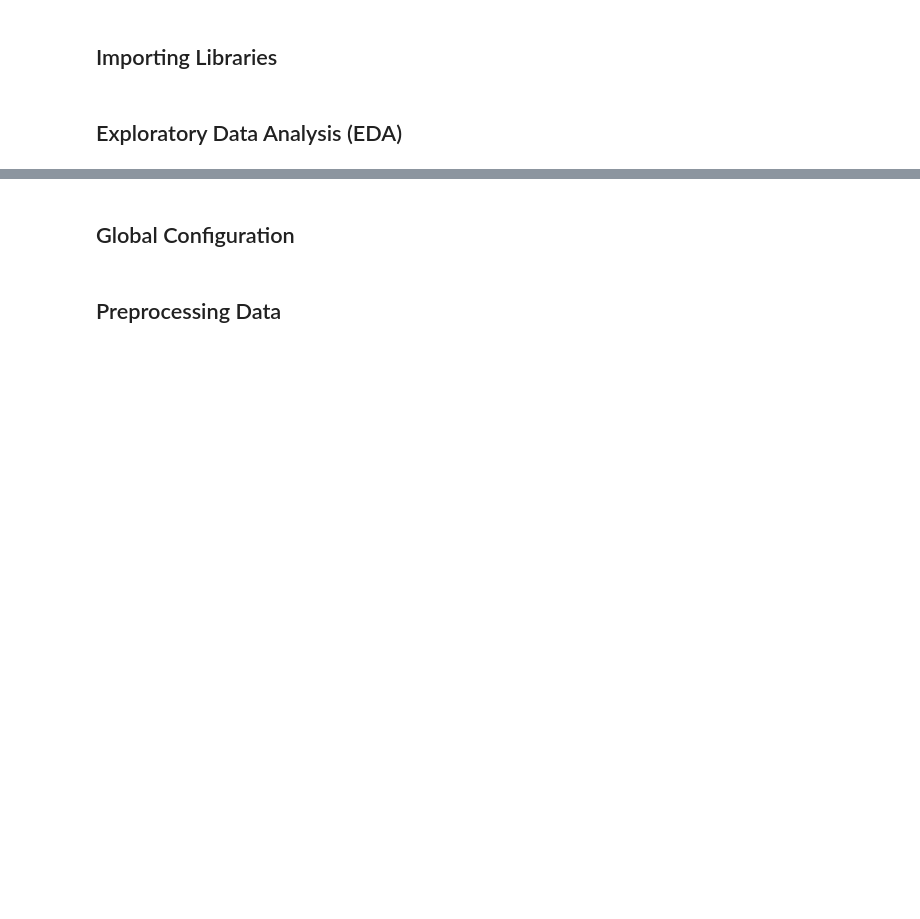
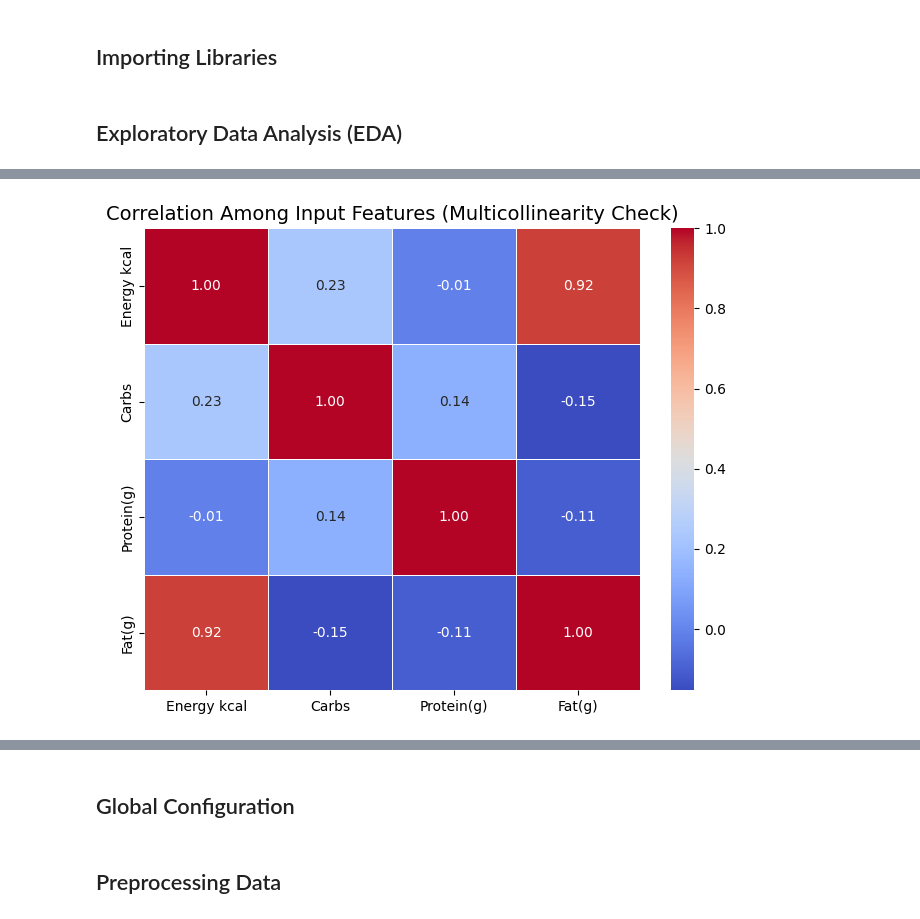
Before and after one commit to crisvito/viktorifit-ml, a Jupyter notebook: notebooks/models/modeling_dataset_meal.ipynb, the cells around one changed output, grey strips where cells are left out. Drawn from its saved outputs; the diff is of its cells as text; code cells hidden in the pictures; blank space fills up the shorter version.

```diff
--- a/notebooks/models/modeling_dataset_meal.ipynb
+++ b/notebooks/models/modeling_dataset_meal.ipynb
@@ -69,0 +24,8 @@ max           85.57     35.71          345.88       631.82
+# %%
+# --- Plot 1: Check Multicollinearity on Input Features ---
+plt.figure(figsize=(8, 6))
+sns.heatmap(df[input_features].corr(), annot=True, cmap='coolwarm', fmt=".2f", linewidths=0.5)
+plt.title('Correlation Among Input Features (Multicollinearity Check)', fontsize=14)
+plt.show()
+# %% [output]
+[figure, added]
```
Also changed, not shown: parts of 4 cells of this notebook, 4 other files.
